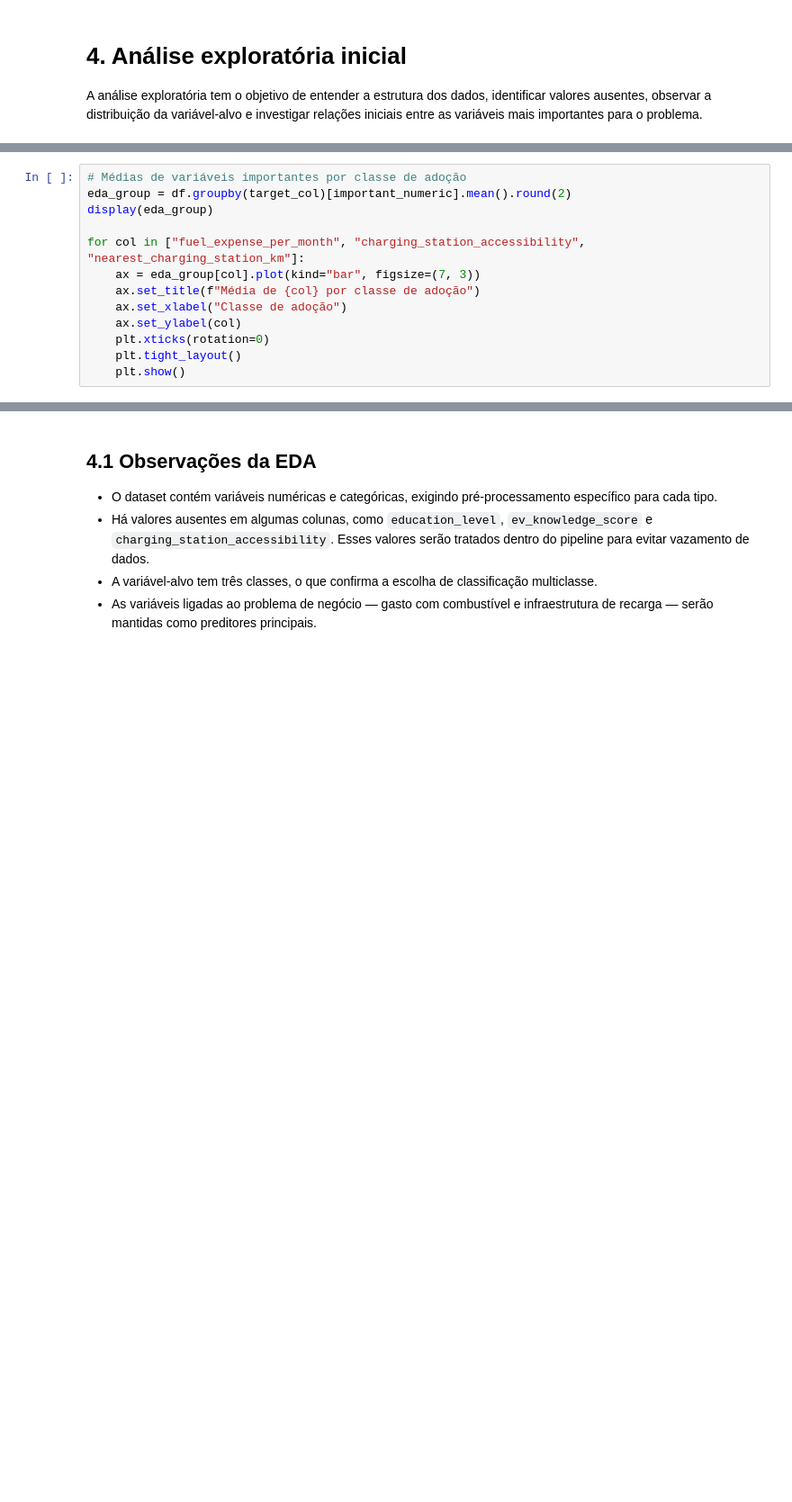
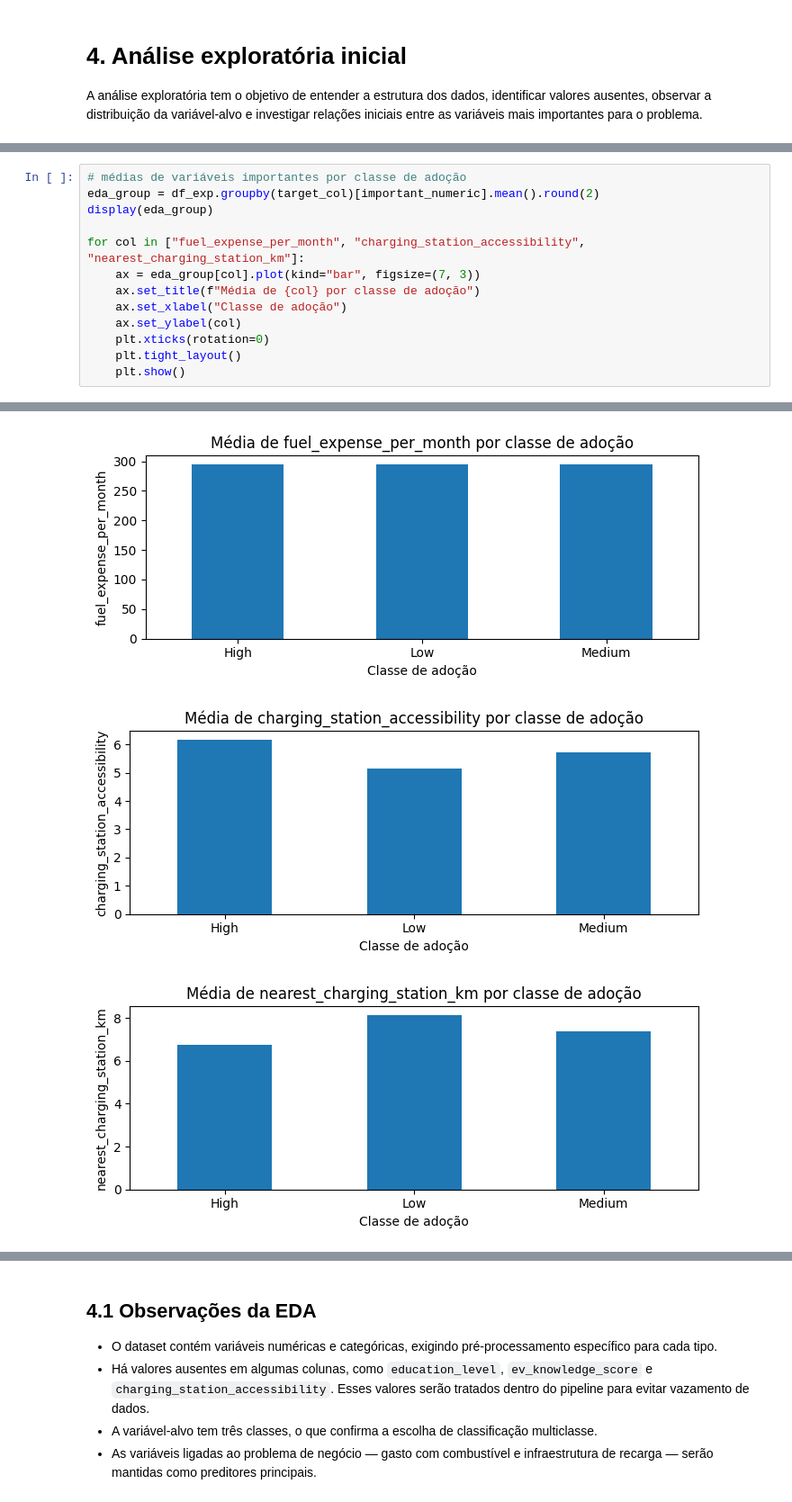
Before and after one commit to tfiorio/pos-pucrio, a Jupyter notebook: MVP_Thompson_Fiorio.ipynb, the cells around one changed output, grey strips where cells are left out. Shown at 90% size. Cells and saved outputs as stored; diff of their text form; blank space fills up the shorter version.

```diff
--- a/MVP_Thompson_Fiorio.ipynb
+++ b/MVP_Thompson_Fiorio.ipynb
@@ -234,6 +306,6 @@ for col in important_numeric:
 # %%
-# Médias de variáveis importantes por classe de adoção
-eda_group = df.groupby(target_col)[important_numeric].mean().round(2)
+# médias de variáveis importantes por classe de adoção
+eda_group = df_exp.groupby(target_col)[important_numeric].mean().round(2)
 display(eda_group)
 
 for col in ["fuel_expense_per_month", "charging_station_accessibility", "nearest_charging_station_km"]:
@@ -244,3 +316,4 @@ for col in ["fuel_expense_per_month", "charging_station_accessibility", "nearest
     plt.xticks(rotation=0)
     plt.tight_layout()
     plt.show()
+# %% [output]
@@ -247 +325,4 @@ for col in ["fuel_expense_per_month", "charging_station_accessibility", "nearest
+[figure, added]
+[figure, added]
+[figure, added]
 # %%
```
Also changed, not shown: parts of 19 cells of this notebook.
